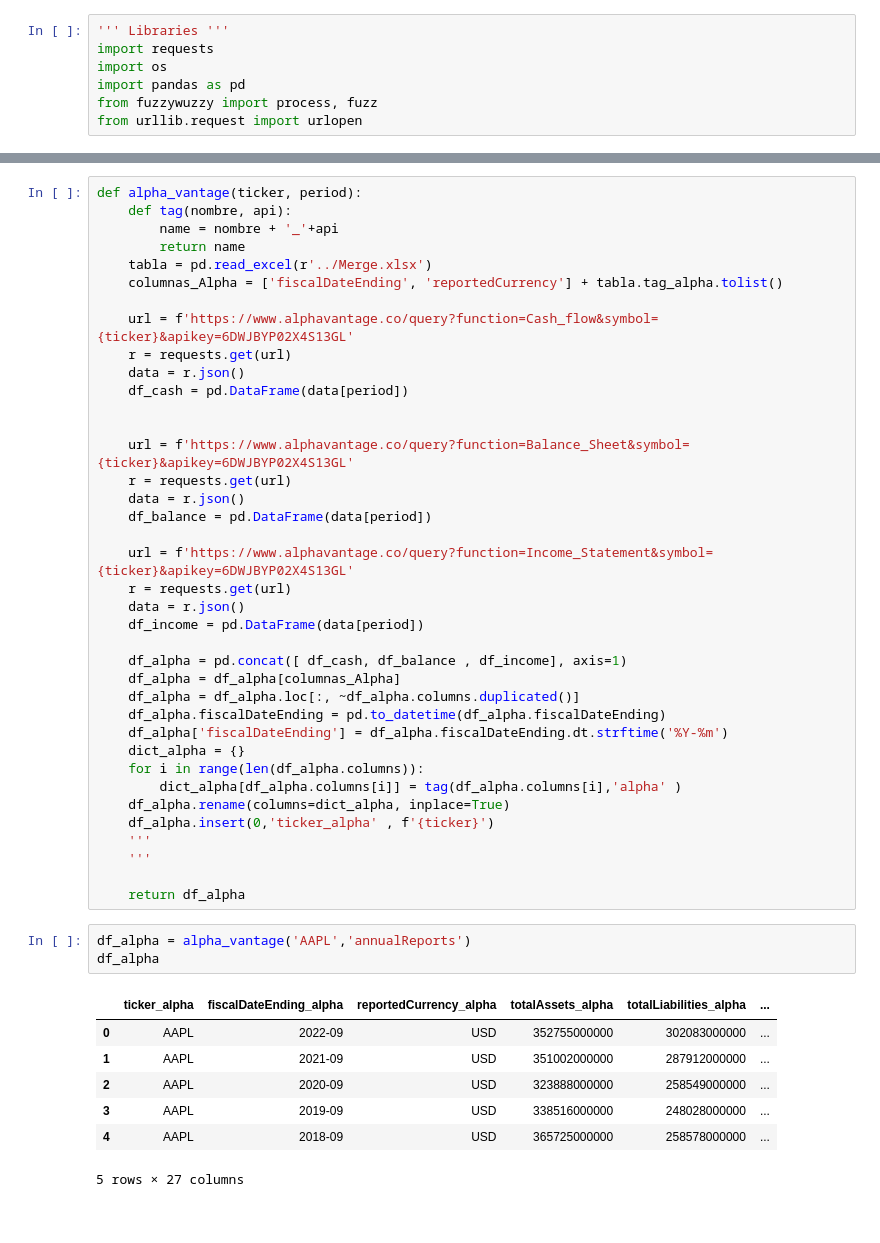
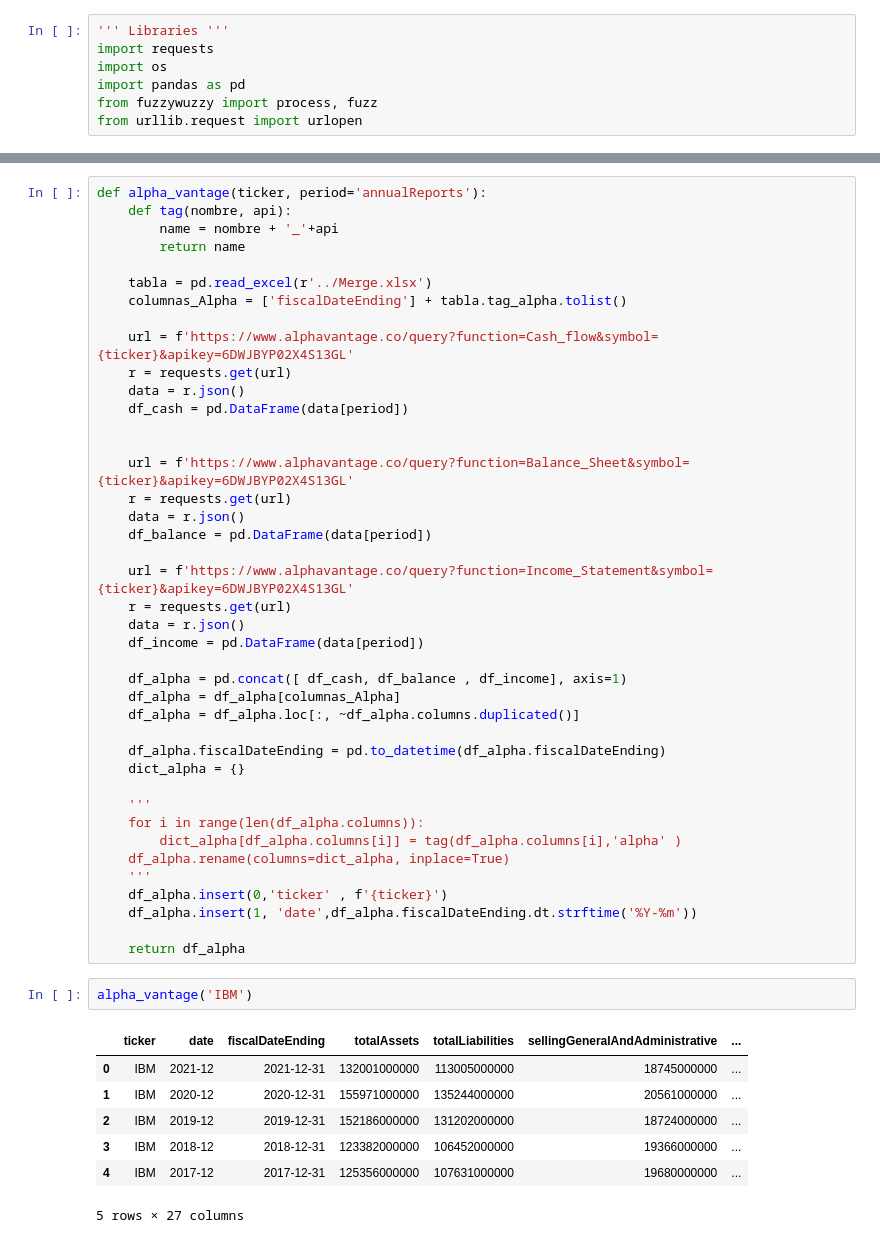
Before and after one commit to Aleengelstajn/Financial-APIs-Comparison-Python, a Jupyter notebook: API_downloads/Alpha_Vantage.ipynb, the cells around one changed output, grey strips where cells are left out. Drawn from its saved outputs; the diff is of its cells as text.

```diff
--- a/API_downloads/Alpha_Vantage.ipynb
+++ b/API_downloads/Alpha_Vantage.ipynb
@@ -22,12 +22,13 @@ tabla.head()
 | 3 | rnd | Research & Development | researchAndDevelopment | Research and Development Expense,... | researchAndDevelopmentExpenses | researchDevelopment | researchDevelopment | RND |
 | 4 | ebitda | EBITDA | ebitda | Earnings Before Interest, Taxes, ... | ebitda | ebit | ebitda | EBITDA |
 # %%
-def alpha_vantage(ticker, period):
+def alpha_vantage(ticker, period='annualReports'):
     def tag(nombre, api):
         name = nombre + '_'+api
         return name
+
     tabla = pd.read_excel(r'../Merge.xlsx')
-    columnas_Alpha = ['fiscalDateEnding', 'reportedCurrency'] + tabla.tag_alpha.tolist()
+    columnas_Alpha = ['fiscalDateEnding'] + tabla.tag_alpha.tolist()
 
     url = f'https://www.alphavantage.co/query?function=Cash_flow&symbol={ticker}&apikey=6DWJBYP02X4S13GL'
     r = requests.get(url)
@@ -48,25 +49,26 @@ def alpha_vantage(ticker, period):
     df_alpha = pd.concat([ df_cash, df_balance , df_income], axis=1)
     df_alpha = df_alpha[columnas_Alpha]
     df_alpha = df_alpha.loc[:, ~df_alpha.columns.duplicated()]
+
     df_alpha.fiscalDateEnding = pd.to_datetime(df_alpha.fiscalDateEnding)
-    df_alpha['fiscalDateEnding'] = df_alpha.fiscalDateEnding.dt.strftime('%Y-%m')
     dict_alpha = {}
+
+    '''
     for i in range(len(df_alpha.columns)):
         dict_alpha[df_alpha.columns[i]] = tag(df_alpha.columns[i],'alpha' )
     df_alpha.rename(columns=dict_alpha, inplace=True)
-    df_alpha.insert(0,'ticker_alpha' , f'{ticker}')
     '''
-    '''
+    df_alpha.insert(0,'ticker' , f'{ticker}')
+    df_alpha.insert(1, 'date',df_alpha.fiscalDateEnding.dt.strftime('%Y-%m'))
 
     return df_alpha
-# %%
-df_alpha = alpha_vantage('AAPL','annualReports')
-df_alpha
-# %% [output]
-|  | ticker_alpha | fiscalDateEnding_alpha | reportedCurrency_alpha | totalAssets_alpha | totalLiabilities_alpha | ... |
-| 0 | AAPL | 2022-09 | USD | 352755000000 | 302083000000 | ... |
-| 1 | AAPL | 2021-09 | USD | 351002000000 | 287912000000 | ... |
-| 2 | AAPL | 2020-09 | USD | 323888000000 | 258549000000 | ... |
-| 3 | AAPL | 2019-09 | USD | 338516000000 | 248028000000 | ... |
-| 4 | AAPL | 2018-09 | USD | 365725000000 | 258578000000 | ... |
-5 rows × 27 columns
+# %%
+alpha_vantage('IBM')
+# %% [output]
+|  | ticker | date | fiscalDateEnding | totalAssets | totalLiabilities | sellingGeneralAndAdministrative | ... |
+| 0 | IBM | 2021-12 | 2021-12-31 | 132001000000 | 113005000000 | 18745000000 | ... |
+| 1 | IBM | 2020-12 | 2020-12-31 | 155971000000 | 135244000000 | 20561000000 | ... |
+| 2 | IBM | 2019-12 | 2019-12-31 | 152186000000 | 131202000000 | 18724000000 | ... |
+| 3 | IBM | 2018-12 | 2018-12-31 | 123382000000 | 106452000000 | 19366000000 | ... |
+| 4 | IBM | 2017-12 | 2017-12-31 | 125356000000 | 107631000000 | 19680000000 | ... |
+5 rows × 27 columns
```
Also changed, not shown: 4 other files.
